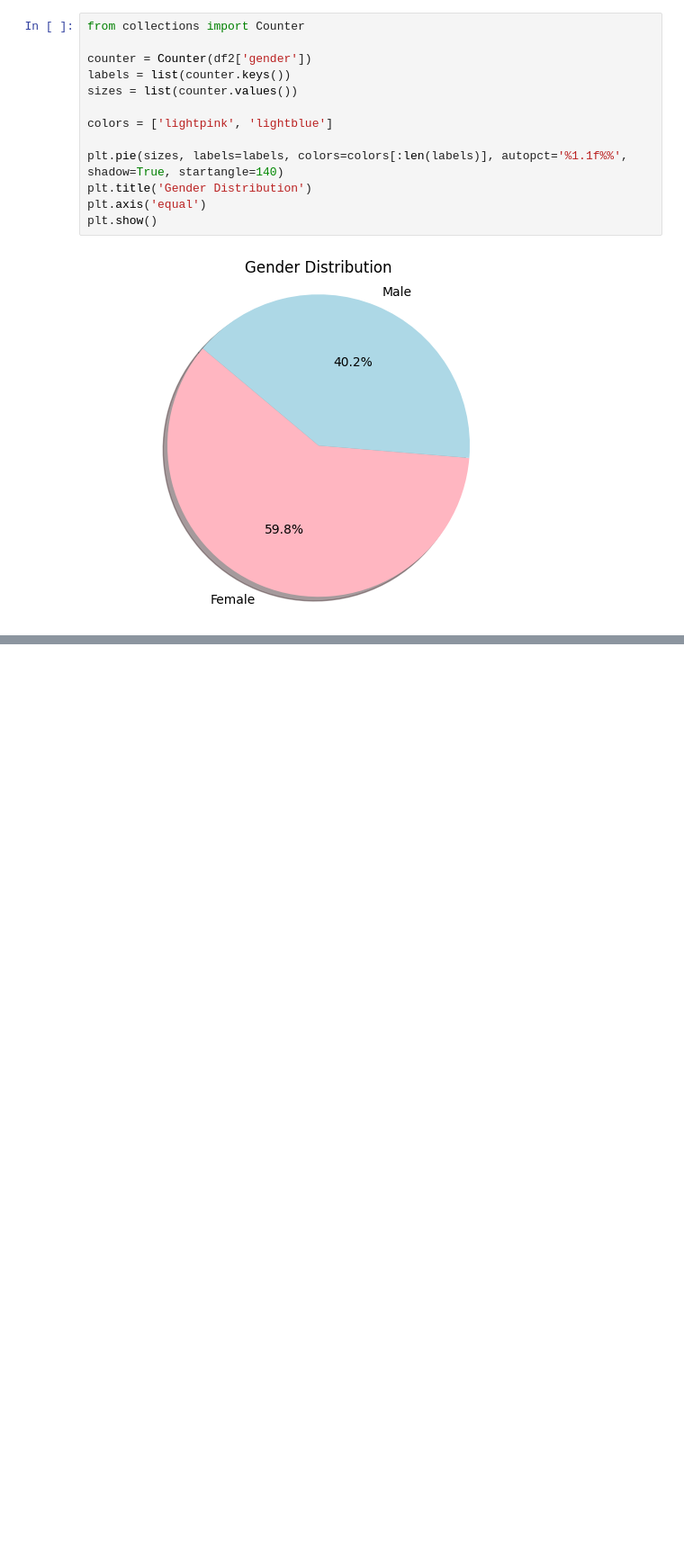
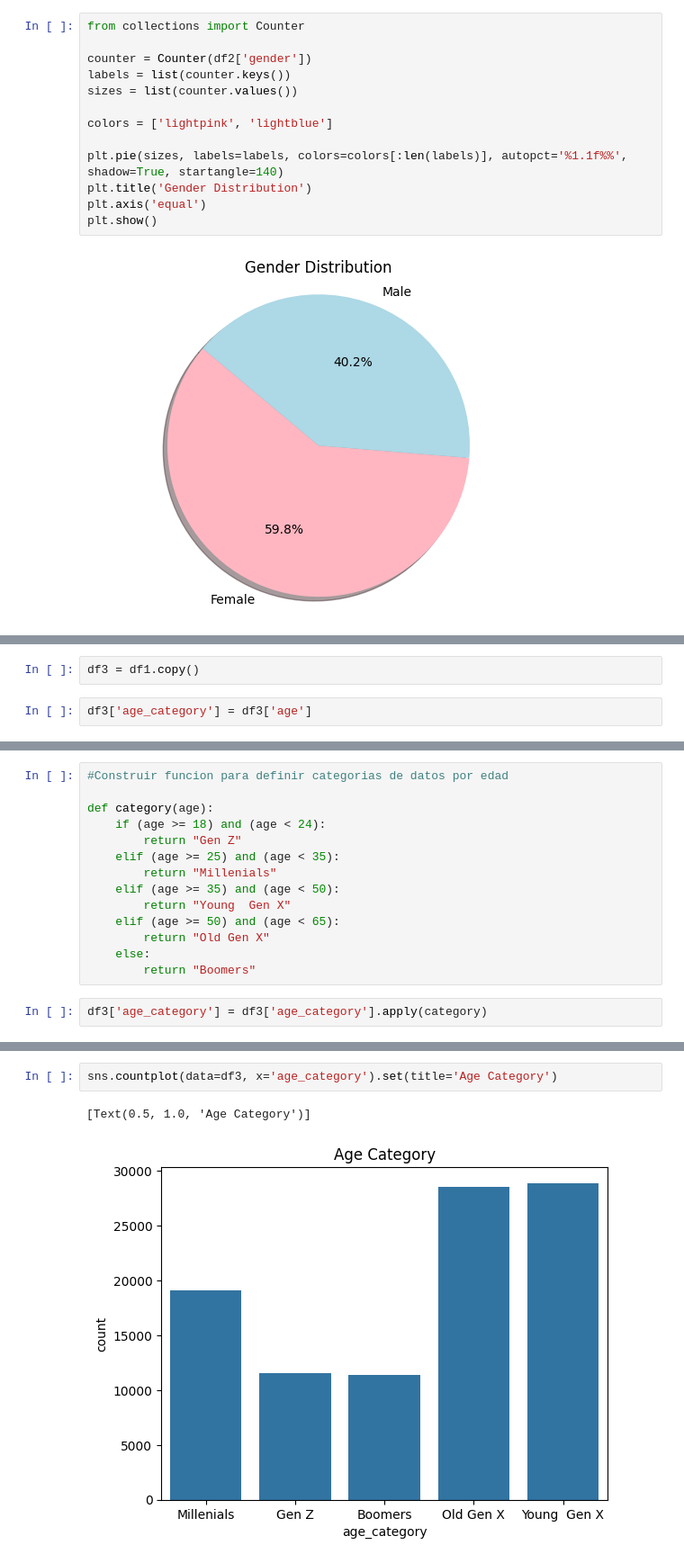
Before and after one commit to Maxterjs99/retail-project, a Jupyter notebook: retail.ipynb, the cells around one changed output, grey strips where cells are left out. Shown at 90% size. Saved outputs shown, nothing was run; the diff lists cells and outputs as text; blank space fills up the shorter version.

Commit message:
graphic of q_n2

```diff
--- a/retail.ipynb
+++ b/retail.ipynb
@@ -167,0 +179,4 @@ plt.show()
+# %%
+df3 = df1.copy()
+# %%
+df3['age_category'] = df3['age']
@@ -167,0 +192,16 @@ plt.show()
+# %%
+#Construir funcion para definir categorias de datos por edad
+
+def category(age):
+    if (age >= 18) and (age < 24):
+        return "Gen Z"
+    elif (age >= 25) and (age < 35):
+        return "Millenials"
+    elif (age >= 35) and (age < 50):
+        return "Young  Gen X"
+    elif (age >= 50) and (age < 65):
+        return "Old Gen X"
+    else:
+        return "Boomers"
+# %%
+df3['age_category'] = df3['age_category'].apply(category)
@@ -167,0 +228,5 @@ plt.show()
+# %%
+sns.countplot(data=df3, x='age_category').set(title='Age Category')
+# %% [output]
+[Text(0.5, 1.0, 'Age Category')]
+[figure, added]
```
Also changed, not shown: parts of 5 cells of this notebook.
